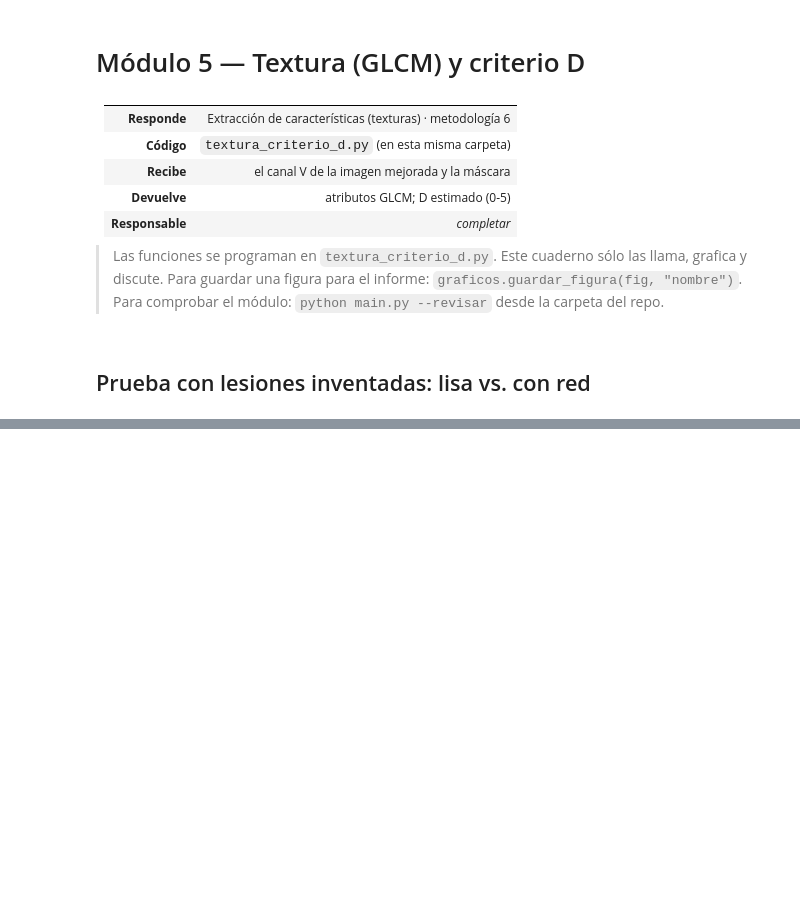
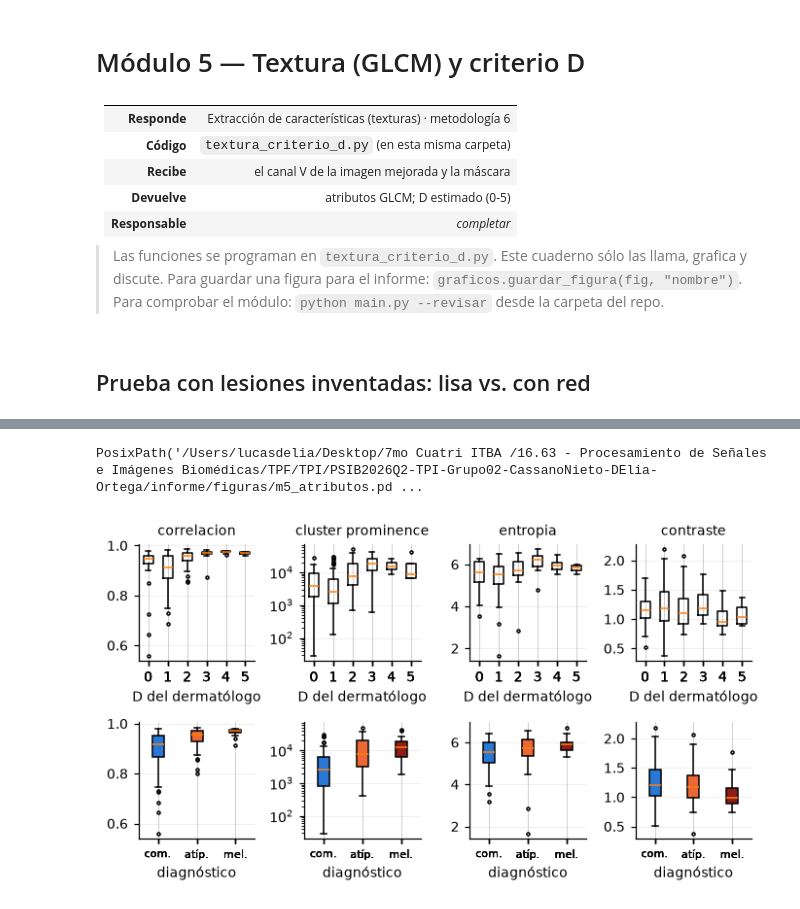
Before and after one commit to facortega/PSIB2026Q2-TPI-Grupo02-CassanoNieto-DElia-Ortega, a Jupyter notebook: modulos/m5_textura_criterio_d/textura_criterio_d.ipynb, the cells around one changed output, grey strips where cells are left out. Saved outputs shown, nothing was run; the diff lists cells and outputs as text; code cells hidden in the pictures; blank space fills up the shorter version.

Commit message:
M5: cuaderno con la elección de parámetros y figuras

```diff
--- a/modulos/m5_textura_criterio_d/textura_criterio_d.ipynb
+++ b/modulos/m5_textura_criterio_d/textura_criterio_d.ipynb
@@ -52,0 +54,21 @@ rugosa, _ = lesion_de_prueba.generar_lesion(semilla=7, textura=0.6)
+# %%
+from scipy import stats
+
+filas = []
+for nombre in carga_de_datos.nombres("entrenamiento"):
+    caso = carga_de_datos.cargar_caso(nombre)
+    img, _, _ = mejoramiento.mejorar(caso.imagen)
+    v = mejoramiento.a_hsv(img)[..., 2]
+    fila = {"nombre": nombre, "D_derm": caso.d_dermatologo, "diagnostico": caso.diagnostico, "sospechosa": caso.sospechosa}
+    for niveles in (8, 16, 32, 64):
+        for distancia in (1, 2, 4):
+            for k, x in textura_criterio_d.atributos_glcm(v, caso.mascara_ref, distancia, niveles).items():
+                fila[f"{niveles}_{distancia}_{k}"] = x
+    filas.append(fila)
+exploracion = pd.DataFrame(filas)
+
+# Spearman de cada atributo con D para cada combinación de niveles y distancia
+rho = pd.DataFrame({f"{n} niveles, d = {d}": {k: stats.spearmanr(exploracion[f"{n}_{d}_{k}"], exploracion["D_derm"]).statistic
+                                              for k in textura_criterio_d.ATRIBUTOS}
+                    for n in (8, 16, 32, 64) for d in (1, 2, 4)}).T
+rho.round(3)
@@ -52,0 +93,24 @@ rugosa, _ = lesion_de_prueba.generar_lesion(semilla=7, textura=0.6)
+# %%
+# Tabla con los parámetros elegidos, con las columnas que usa elegir_atributo_d
+tabla = exploracion[["nombre", "D_derm", "diagnostico", "sospechosa"]].copy()
+for k in textura_criterio_d.ATRIBUTOS:
+    tabla[f"glcm_{k}"] = exploracion[f"{textura_criterio_d.NIVELES}_{textura_criterio_d.DISTANCIA}_{k}"]
+
+mostrar = ["correlacion", "cluster_prominence", "entropia", "contraste"]
+fig, ax = plt.subplots(2, 4, figsize=(6.3, 3.6), sharex="row")
+for a, k in zip(ax[0], mostrar):
+    a.boxplot([tabla.loc[tabla["D_derm"] == d, f"glcm_{k}"] for d in range(6)], tick_labels=range(6), flierprops={"markersize": 2})
+    a.set_title(k.replace("_", " ")); a.set_xlabel("D del dermatólogo")
+    if k == "cluster_prominence": a.set_yscale("log")
+for a, k in zip(ax[1], mostrar):
+    cajas = a.boxplot([tabla.loc[tabla["diagnostico"] == d, f"glcm_{k}"] for d in range(3)], tick_labels=["com.", "atíp.", "mel."],
+                      patch_artist=True, flierprops={"markersize": 2})
+    for caja, d in zip(cajas["boxes"], range(3)):
+        caja.set_facecolor(graficos.COLOR_DIAGNOSTICO[d])
+    a.tick_params(axis="x", labelsize=7); a.set_xlabel("diagnóstico")
+    if k == "cluster_prominence": a.set_yscale("log")
+fig.tight_layout()
+graficos.guardar_figura(fig, "m5_atributos")
+# %% [output]
+PosixPath('/Users/lucasdelia/Desktop/7mo Cuatri ITBA /16.63 - Procesamiento de Señales e Imágenes Biomédicas/TPF/TPI/PSIB2026Q2-TPI-Grupo02-CassanoNieto-DElia-Ortega/informe/figuras/m5_atributos.pd ...
+[figure, added]
```
Also changed, not shown: parts of 11 cells of this notebook, 3 other files.
